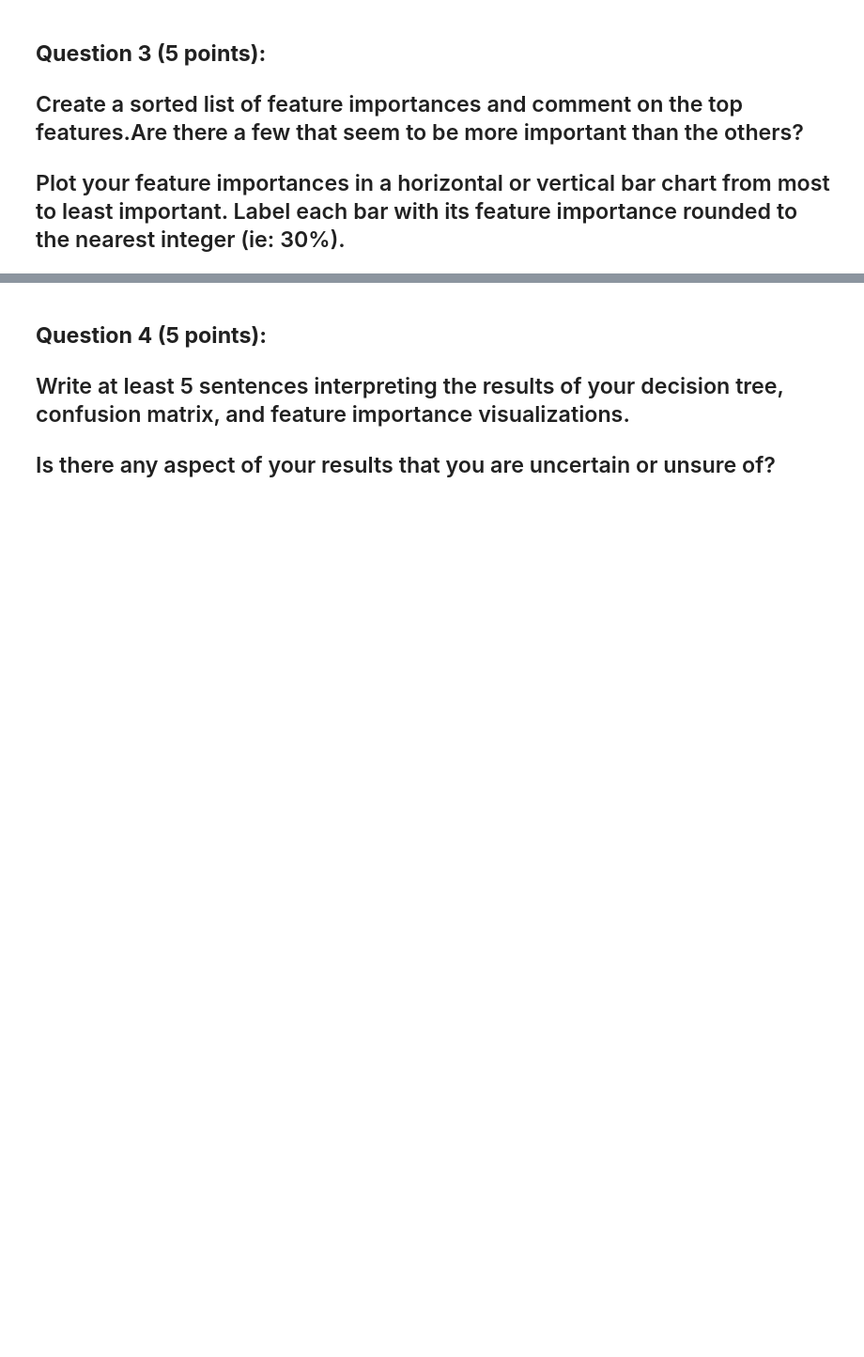
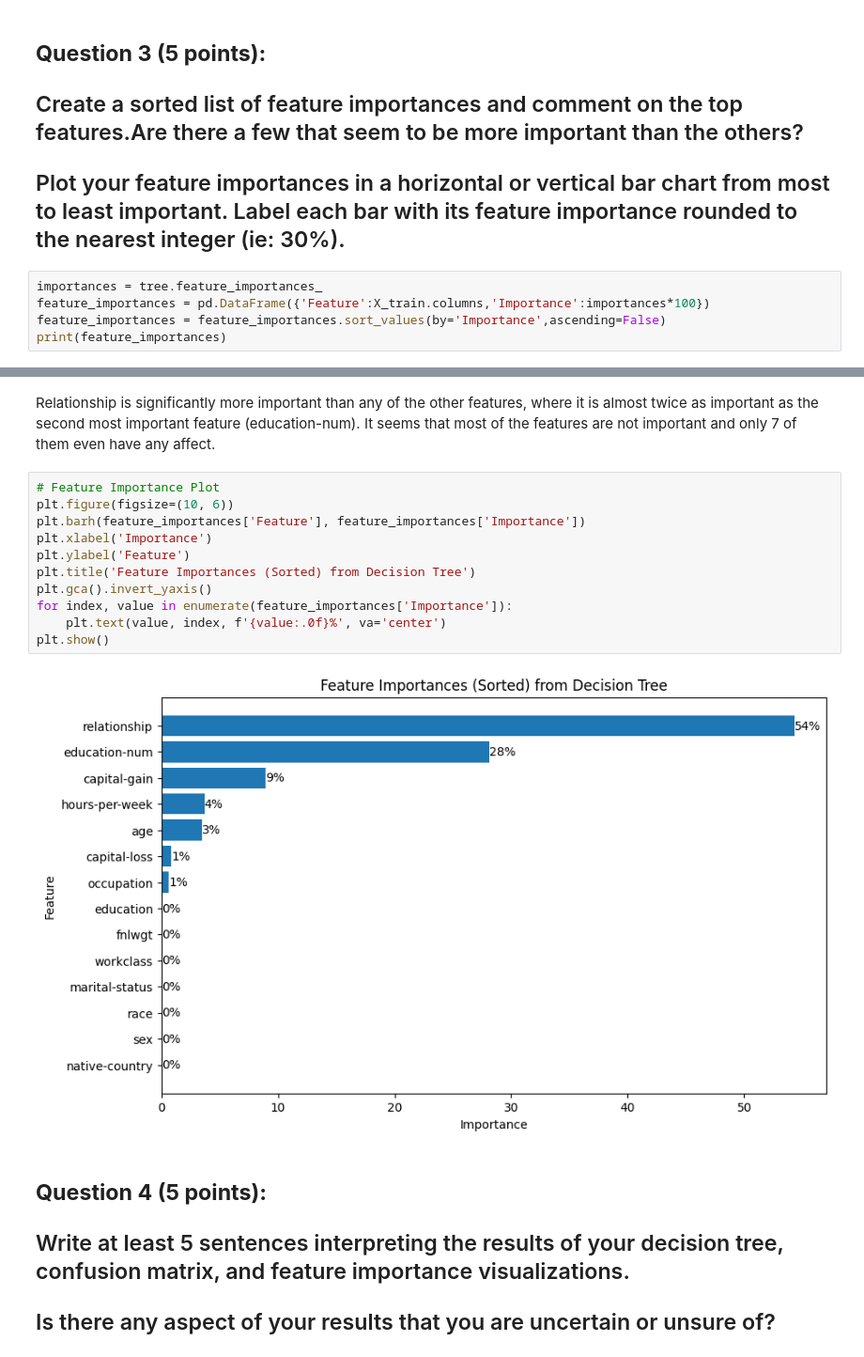
Before and after one commit to tracyhua2/DS3001, a Jupyter notebook: Labs/Lab_3_Decision_Trees_and_Random_Forests.ipynb, the cells around one changed output, grey strips where cells are left out. Shown at 94% size. Drawn from its saved outputs; the diff is of its cells as text; blank space fills up the shorter version.

```diff
--- a/Labs/Lab_3_Decision_Trees_and_Random_Forests.ipynb
+++ b/Labs/Lab_3_Decision_Trees_and_Random_Forests.ipynb
@@ -249,3 +288,8 @@ See the caveats in the documentation: https://pandas.pydata.org/pandas-docs/stab
 ## Create a sorted list of feature importances and comment on the top features.Are there a few that seem to be more important than the others?
 
 ## Plot your feature importances in a horizontal or vertical bar chart from most to least important. Label each bar with its feature importance rounded to the nearest integer (ie: 30%).
+# %%
+importances = tree.feature_importances_
+feature_importances = pd.DataFrame({'Feature':X_train.columns,'Importance':importances*100})
+feature_importances = feature_importances.sort_values(by='Importance',ascending=False)
+print(feature_importances)
@@ -252,3 +312,18 @@ See the caveats in the documentation: https://pandas.pydata.org/pandas-docs/stab
+# %% [markdown]
+Relationship is significantly more important than any of the other features, where it is almost twice as important as the second most important feature (education-num). It seems that most of the features are not important and only 7 of them even have any affect.
+# %%
+# Feature Importance Plot
+plt.figure(figsize=(10, 6))
+plt.barh(feature_importances['Feature'], feature_importances['Importance'])
+plt.xlabel('Importance')
+plt.ylabel('Feature')
+plt.title('Feature Importances (Sorted) from Decision Tree')
+plt.gca().invert_yaxis()
+for index, value in enumerate(feature_importances['Importance']):
+    plt.text(value, index, f'{value:.0f}%', va='center')
+plt.show()
+# %% [output]
+[figure, added]
 # %% [markdown]
 ## **Question 4 (5 points):**
 ## Write at least 5 sentences interpreting the results of your decision tree, confusion matrix, and feature importance visualizations.
```
Also changed, not shown: parts of 9 cells of this notebook.
